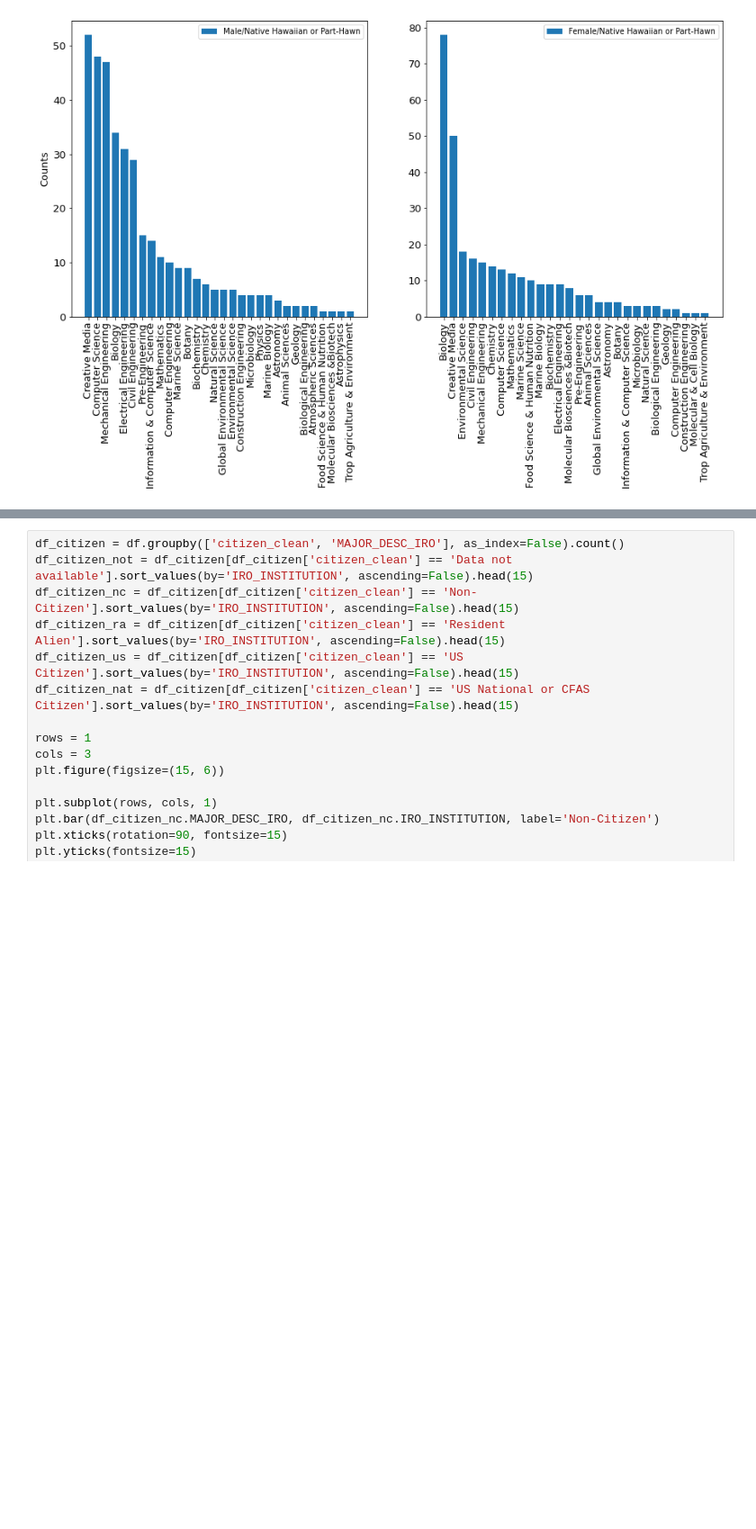
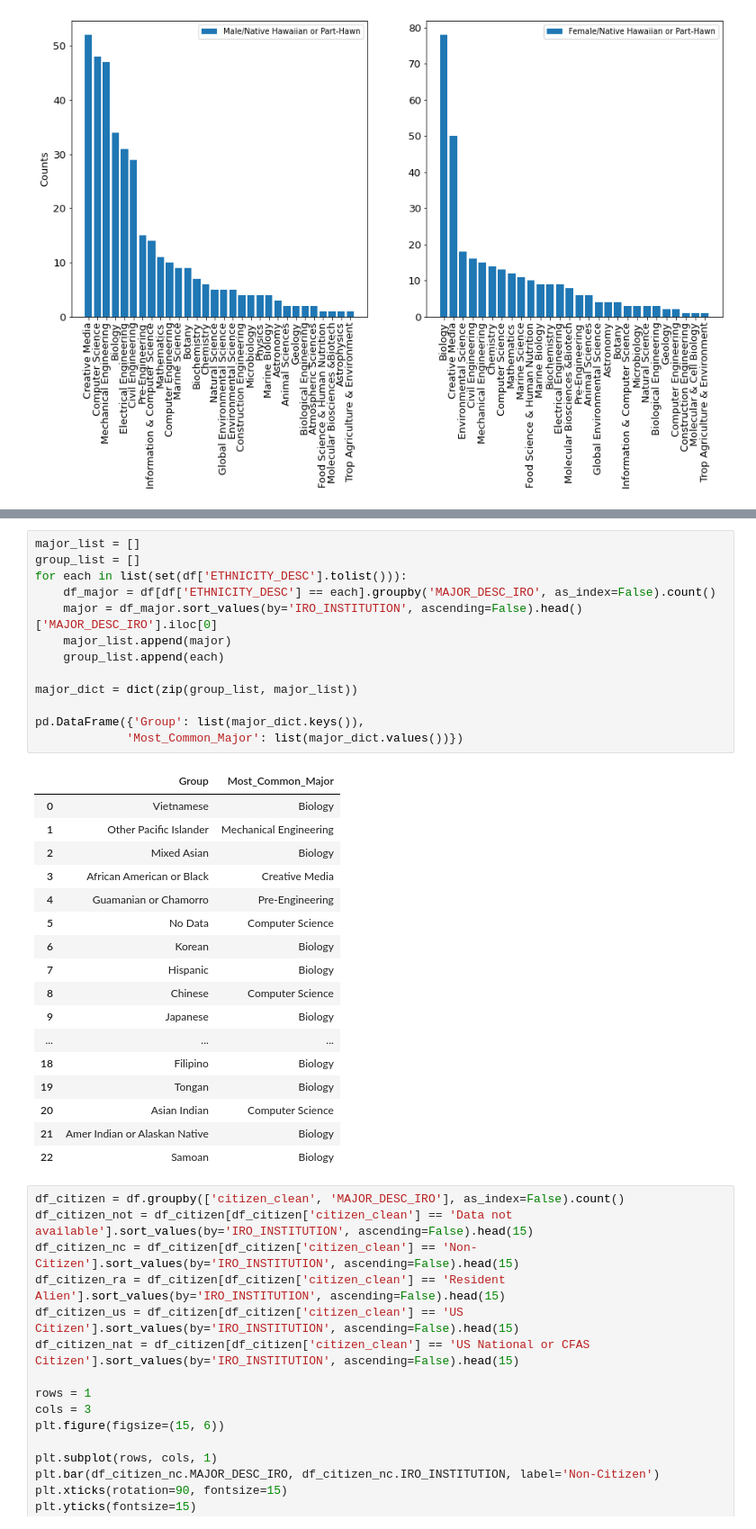
Before and after one commit to grantaguinaldo/uhmc, a Jupyter notebook: uhmc-data.ipynb, the cells around one changed output, grey strips where cells are left out. Shown: that part at 90% size. Drawn from its saved outputs; the diff is of its cells as text; blank space fills up the shorter version.

Commit message:
added data

```diff
--- a/uhmc-data.ipynb
+++ b/uhmc-data.ipynb
@@ -235,3 +305,34 @@ plt.show()
+# %%
+major_list = []
+group_list = []
+for each in list(set(df['ETHNICITY_DESC'].tolist())):
+    df_major = df[df['ETHNICITY_DESC'] == each].groupby('MAJOR_DESC_IRO', as_index=False).count()
+    major = df_major.sort_values(by='IRO_INSTITUTION', ascending=False).head()['MAJOR_DESC_IRO'].iloc[0]
+    major_list.append(major)
+    group_list.append(each)
+
+major_dict = dict(zip(group_list, major_list))
+
+pd.DataFrame({'Group': list(major_dict.keys()),
+             'Most_Common_Major': list(major_dict.values())})
+# %% [output]
+|  | Group | Most_Common_Major |
+| 0 | Vietnamese | Biology |
+| 1 | Other Pacific Islander | Mechanical Engineering |
+| 2 | Mixed Asian | Biology |
+| 3 | African American or Black | Creative Media |
+| 4 | Guamanian or Chamorro | Pre-Engineering |
+| 5 | No Data | Computer Science |
+| 6 | Korean | Biology |
+| 7 | Hispanic | Biology |
+| 8 | Chinese | Computer Science |
+| 9 | Japanese | Biology |
+| ... | ... | ... |
+| 18 | Filipino | Biology |
+| 19 | Tongan | Biology |
+| 20 | Asian Indian | Computer Science |
+| 21 | Amer Indian or Alaskan Native | Biology |
+| 22 | Samoan | Biology |
 # %%
 df_citizen = df.groupby(['citizen_clean', 'MAJOR_DESC_IRO'], as_index=False).count()
 df_citizen_not = df_citizen[df_citizen['citizen_clean'] == 'Data not available'].sort_values(by='IRO_INSTITUTION', ascending=False).head(15)
```
Also changed, not shown: parts of 4 cells of this notebook.
